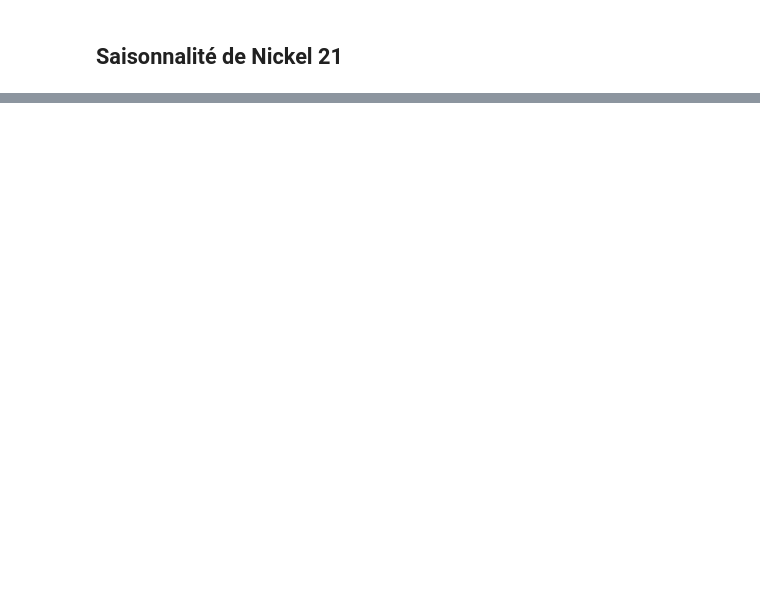
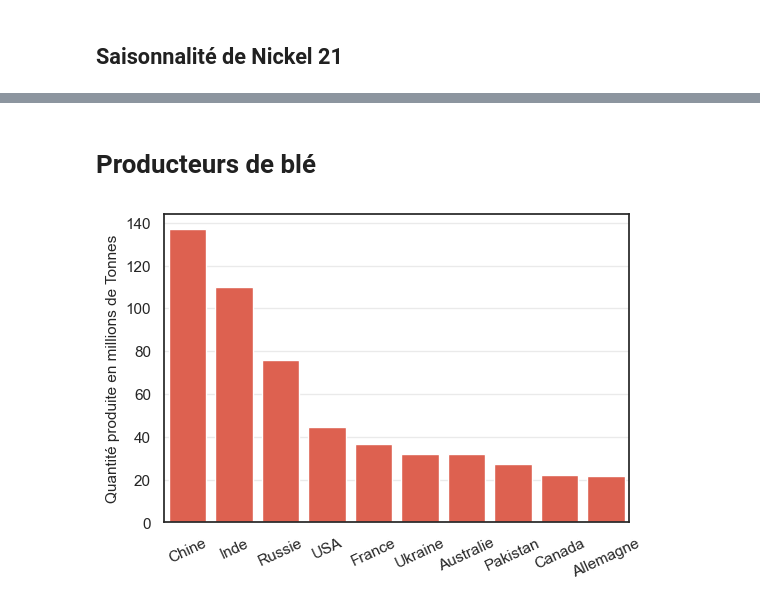
Before and after one commit to josephmosse/pea, a Jupyter notebook: arma/graph.ipynb, the cells around one changed output, grey strips where cells are left out. Cells and saved outputs as stored; diff of their text form; code cells hidden in the pictures; blank space fills up the shorter version.

```diff
--- a/arma/graph.ipynb
+++ b/arma/graph.ipynb
@@ -66,0 +72,16 @@ plt.savefig('../rendu/graphs/nickel_bbc.pgf')
+# %% [markdown]
+# Producteurs de blé
+# %%
+
+prod_ble = pd.read_csv("data/ble_prod.csv")
+prod_ble['quantite'] = prod_ble['quantite']/1000000
+fig, ax = plt.subplots(figsize=(6,4))
+ax = sns.barplot(x= 'pays', y='quantite', data=prod_ble, color='#f44f39')
+ax.set_ylabel("Quantité produite en millions de Tonnes" ,fontsize=11)
+ax.set_xlabel("")
+ax.tick_params(axis='x', rotation=25, left = False)
+plt.ticklabel_format(style='plain', axis='y')
+ax.grid(axis='y', alpha=0.4)
+plt.savefig('../rendu/graphs/ble_prod.pgf',  bbox_inches = 'tight')
+# %% [output]
+[figure, added]
```
Also changed, not shown: parts of 25 cells of this notebook, 52 other files.
